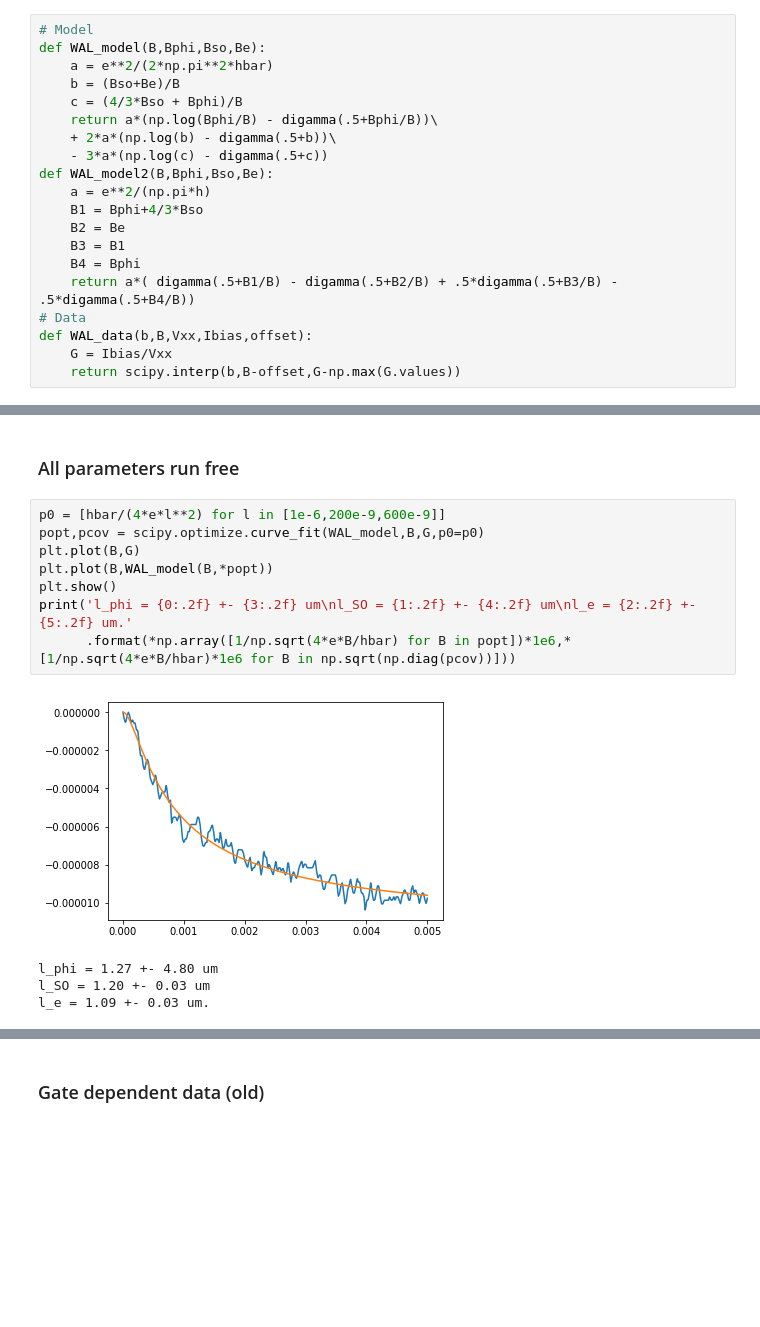
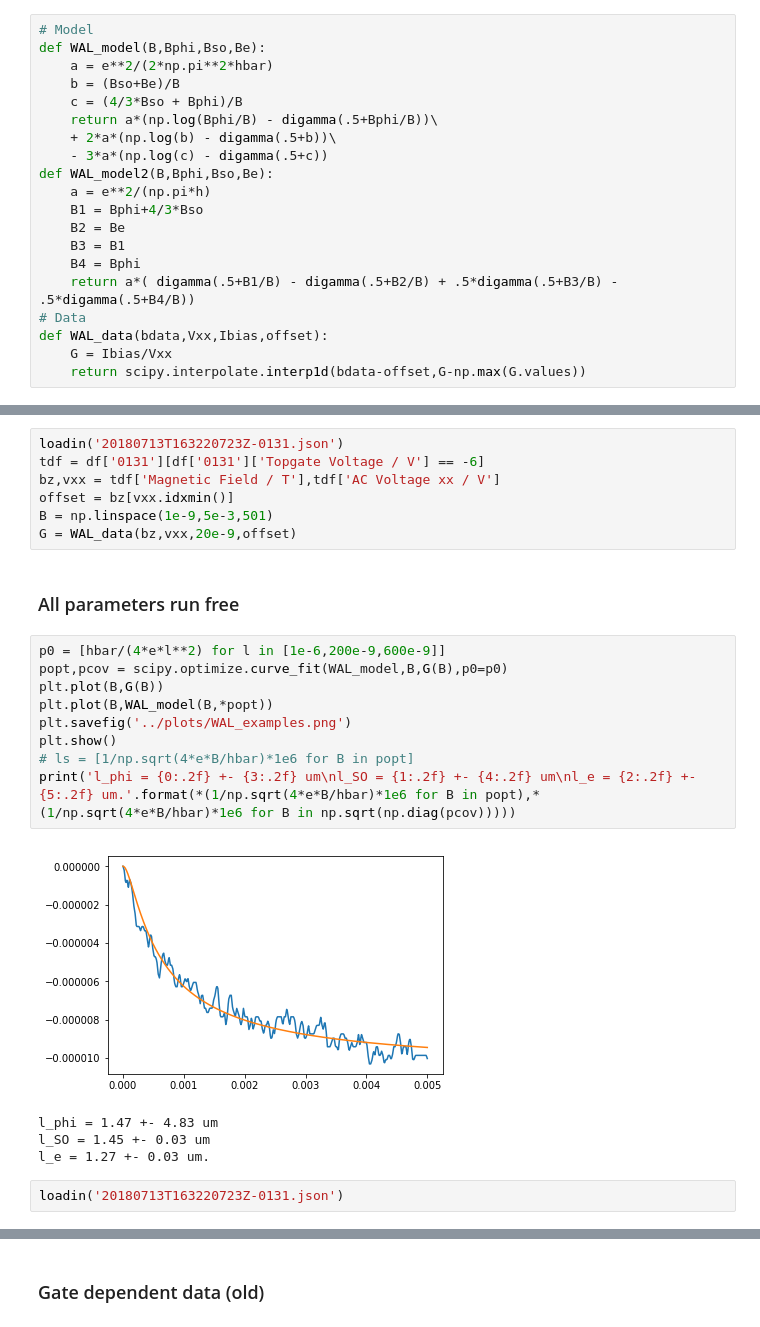
Before and after one commit to danielbouman/2deg, a Jupyter notebook: JSL49_01_WAL.ipynb, the cells around one changed output, grey strips where cells are left out. Drawn from its saved outputs; the diff is of its cells as text; blank space fills up the shorter version.

Commit message:
Added JSL49_02 data

```diff
--- a/JSL49_01_WAL.ipynb
+++ b/JSL49_01_WAL.ipynb
@@ -73,9 +73,9 @@ def WAL_model2(B,Bphi,Bso,Be):
     B4 = Bphi
     return a*( digamma(.5+B1/B) - digamma(.5+B2/B) + .5*digamma(.5+B3/B) - .5*digamma(.5+B4/B))
 # Data
-def WAL_data(b,B,Vxx,Ibias,offset):
+def WAL_data(bdata,Vxx,Ibias,offset):
     G = Ibias/Vxx
-    return scipy.interp(b,B-offset,G-np.max(G.values))
+    return scipy.interpolate.interp1d(bdata-offset,G-np.max(G.values))
 # %% [markdown]
 # Fitting
 # %%
@@ -84,18 +84,28 @@ bz,vxx = df['0126']['Magnetic Field / T'],df['0126']['AC Voltage xx / V']
 offset = bz[vxx.idxmin()]
 B = np.linspace(1e-9,5e-3,501)
 G = WAL_data(B,bz,vxx,20e-9,offset)
+# %%
+loadin('20180713T163220723Z-0131.json')
+tdf = df['0131'][df['0131']['Topgate Voltage / V'] == -6]
+bz,vxx = tdf['Magnetic Field / T'],tdf['AC Voltage xx / V']
+offset = bz[vxx.idxmin()]
+B = np.linspace(1e-9,5e-3,501)
+G = WAL_data(bz,vxx,20e-9,offset)
 # %% [markdown]
 ### All parameters run free
 # %%
 p0 = [hbar/(4*e*l**2) for l in [1e-6,200e-9,600e-9]]
-popt,pcov = scipy.optimize.curve_fit(WAL_model,B,G,p0=p0)
-plt.plot(B,G)
+popt,pcov = scipy.optimize.curve_fit(WAL_model,B,G(B),p0=p0)
+plt.plot(B,G(B))
 plt.plot(B,WAL_model(B,*popt))
+plt.savefig('../plots/WAL_examples.png')
 plt.show()
-print('l_phi = {0:.2f} +- {3:.2f} um\nl_SO = {1:.2f} +- {4:.2f} um\nl_e = {2:.2f} +- {5:.2f} um.'
-      .format(*np.array([1/np.sqrt(4*e*B/hbar) for B in popt])*1e6,*[1/np.sqrt(4*e*B/hbar)*1e6 for B in np.sqrt(np.diag(pcov))]))
+# ls = [1/np.sqrt(4*e*B/hbar)*1e6 for B in popt]
+print('l_phi = {0:.2f} +- {3:.2f} um\nl_SO = {1:.2f} +- {4:.2f} um\nl_e = {2:.2f} +- {5:.2f} um.'.format(*(1/np.sqrt(4*e*B/hbar)*1e6 for B in popt),*(1/np.sqrt(4*e*B/hbar)*1e6 for B in np.sqrt(np.diag(pcov)))))
 # %% [output]
-[figure, old version]
+[figure, new version]
-l_phi = 1.27 +- 4.80 um
-l_SO = 1.20 +- 0.03 um
-l_e = 1.09 +- 0.03 um.
+l_phi = 1.47 +- 4.83 um
+l_SO = 1.45 +- 0.03 um
+l_e = 1.27 +- 0.03 um.
+# %%
+loadin('20180713T163220723Z-0131.json')
```
Also changed, not shown: parts of 4 cells of this notebook, 2 other files.
